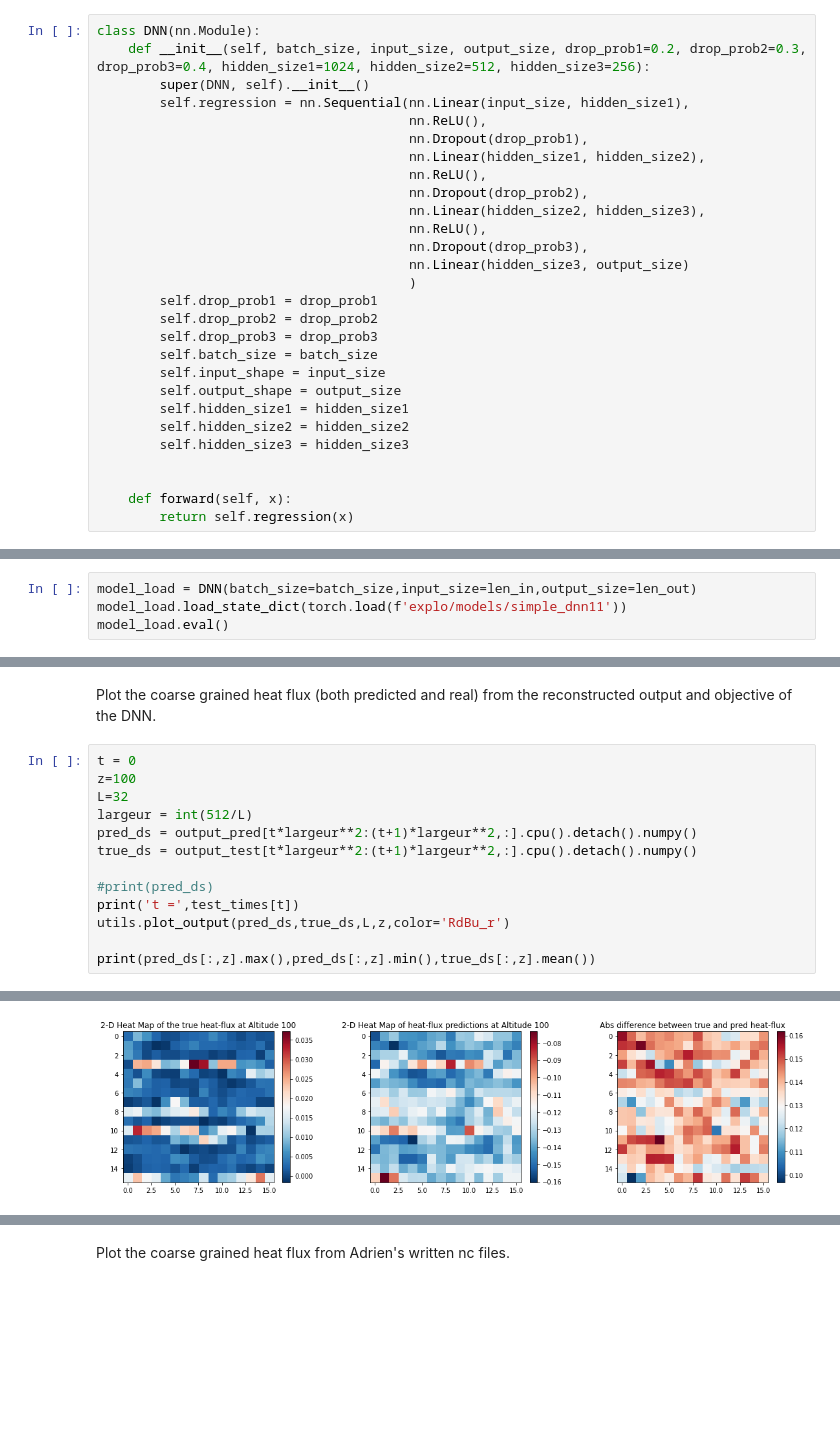
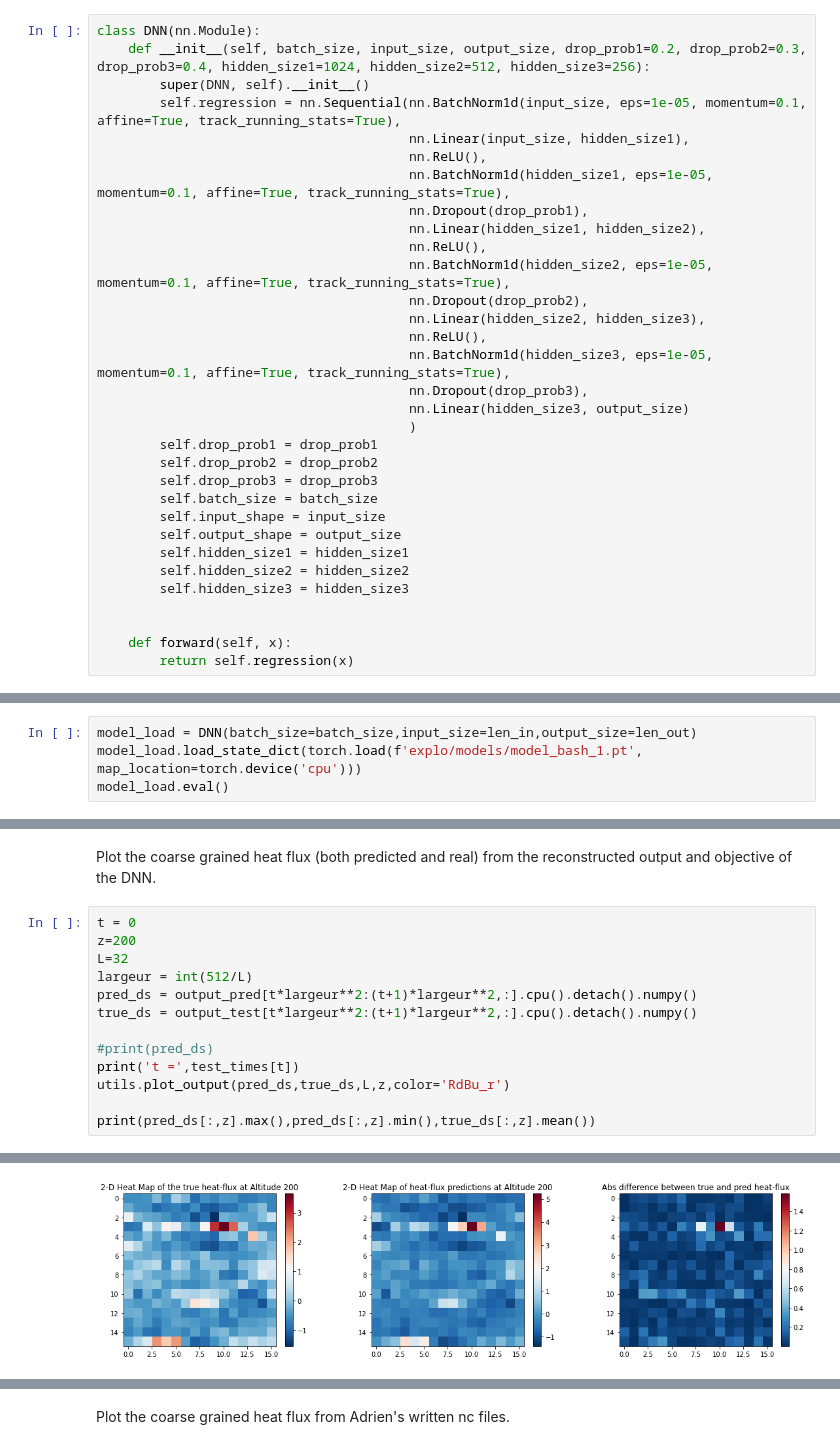
Before and after one commit to AdrienBq/Turbulence, a Jupyter notebook: explo/eval_model.ipynb, the cells around one changed output, grey strips where cells are left out. Saved outputs shown, nothing was run; the diff lists cells and outputs as text; blank space fills up the shorter version.

```diff
--- a/explo/eval_model.ipynb
+++ b/explo/eval_model.ipynb
@@ -50,14 +72,18 @@ input_train, output_train, input_test, output_test = utils.make_train_test_ds(co
 class DNN(nn.Module):
     def __init__(self, batch_size, input_size, output_size, drop_prob1=0.2, drop_prob2=0.3, drop_prob3=0.4, hidden_size1=1024, hidden_size2=512, hidden_size3=256):
         super(DNN, self).__init__()
-        self.regression = nn.Sequential(nn.Linear(input_size, hidden_size1),
+        self.regression = nn.Sequential(nn.BatchNorm1d(input_size, eps=1e-05, momentum=0.1, affine=True, track_running_stats=True),
+                                        nn.Linear(input_size, hidden_size1),
                                         nn.ReLU(),
+                                        nn.BatchNorm1d(hidden_size1, eps=1e-05, momentum=0.1, affine=True, track_running_stats=True),
                                         nn.Dropout(drop_prob1),
                                         nn.Linear(hidden_size1, hidden_size2),
                                         nn.ReLU(),
+                                        nn.BatchNorm1d(hidden_size2, eps=1e-05, momentum=0.1, affine=True, track_running_stats=True),
                                         nn.Dropout(drop_prob2),
                                         nn.Linear(hidden_size2, hidden_size3),
                                         nn.ReLU(),
+                                        nn.BatchNorm1d(hidden_size3, eps=1e-05, momentum=0.1, affine=True, track_running_stats=True),
                                         nn.Dropout(drop_prob3),
                                         nn.Linear(hidden_size3, output_size)
                                         )
@@ -87,7 +113,7 @@ n_batches = input_train.shape[0]//batch_size
 !!! This section only works with coarse_factors = [32] !!!
 # %%
 model_load = DNN(batch_size=batch_size,input_size=len_in,output_size=len_out)
-model_load.load_state_dict(torch.load(f'explo/models/simple_dnn11'))
+model_load.load_state_dict(torch.load(f'explo/models/model_bash_1.pt', map_location=torch.device('cpu')))
 model_load.eval()
 # %% [output]
 DNN(
@@ -128,17 +154,17 @@ torch.Size([3328, 376])
 Plot the coarse grained heat flux (both predicted and real) from the reconstructed output and objective of the DNN.
 # %%
 t = 0
-z=100
+z=200
 L=32
 largeur = int(512/L)
 pred_ds = output_pred[t*largeur**2:(t+1)*largeur**2,:].cpu().detach().numpy()
 true_ds = output_test[t*largeur**2:(t+1)*largeur**2,:].cpu().detach().numpy()
 
 #print(pred_ds)
 print('t =',test_times[t])
 utils.plot_output(pred_ds,true_ds,L,z,color='RdBu_r')
 
 print(pred_ds[:,z].max(),pred_ds[:,z].min(),true_ds[:,z].mean())
 # %% [output]
 t = 24
-[figure, old version]
+[figure, new version]
```
Also changed, not shown: parts of 22 cells of this notebook, 3 other files.
